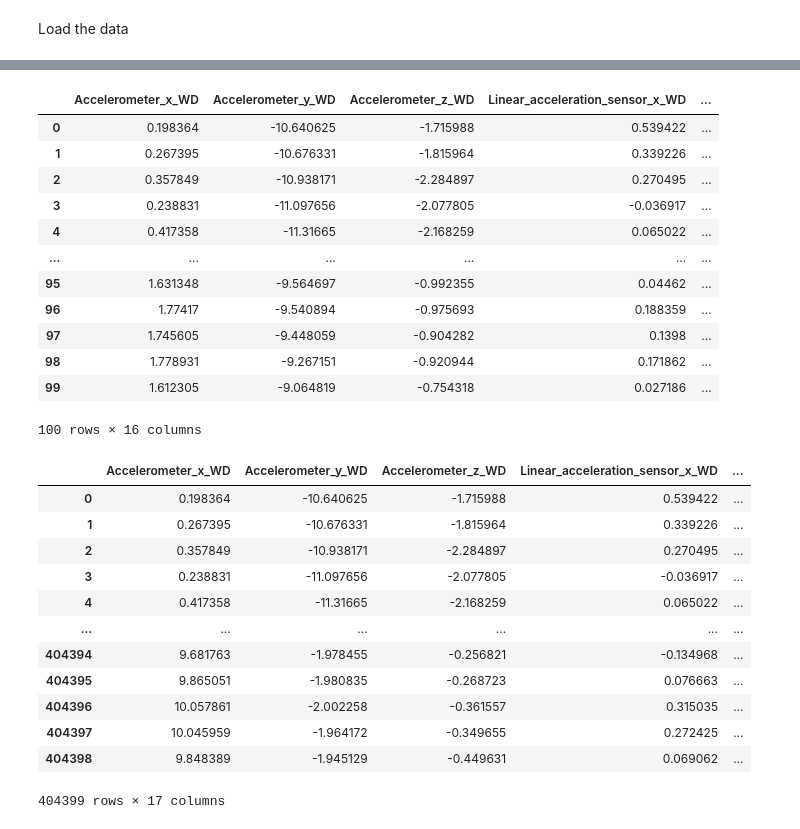
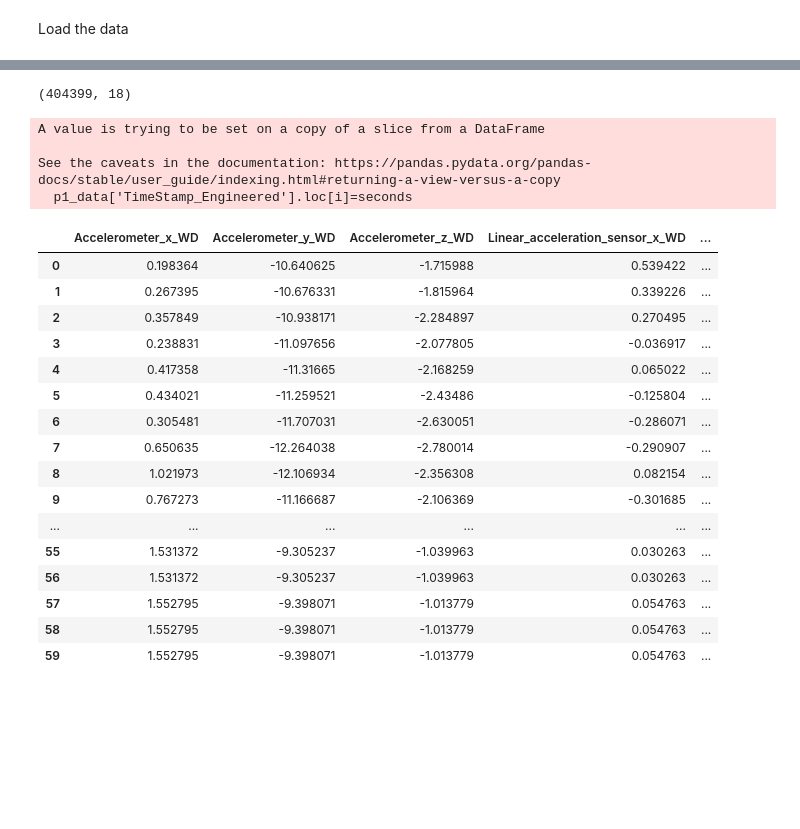
Before and after one commit to Dekkerz/mocap, a Jupyter notebook: notebooks/01_Dekkerz_UT_Smoking_Data_Load.ipynb, the cells around one changed output, grey strips where cells are left out. Saved outputs shown, nothing was run; the diff lists cells and outputs as text; code cells hidden in the pictures; blank space fills up the shorter version.

Commit message:
updated pre-processing scaler, engineered timestamp

```diff
--- a/notebooks/01_Dekkerz_UT_Smoking_Data_Load.ipynb
+++ b/notebooks/01_Dekkerz_UT_Smoking_Data_Load.ipynb
@@ -91,5 +138,5 @@ total 104456
 Load the data
 # %%
 %%time
-p1_data=data.load_pickles(path=None, startswith=None)
+p10_data=data.load_pickles(path=None, startswith='Participant10_Data.pkl')
 # %% [output]
@@ -98,16 +149,4 @@ Wall time: 208 ms
 # %%
-p1_data.head(100)
+p1_data.shape
 # %% [output]
-|  | Accelerometer_x_WD | Accelerometer_y_WD | Accelerometer_z_WD | Linear_acceleration_sensor_x_WD | ... |
-| 0 | 0.198364 | -10.640625 | -1.715988 | 0.539422 | ... |
-| 1 | 0.267395 | -10.676331 | -1.815964 | 0.339226 | ... |
-| 2 | 0.357849 | -10.938171 | -2.284897 | 0.270495 | ... |
-| 3 | 0.238831 | -11.097656 | -2.077805 | -0.036917 | ... |
-| 4 | 0.417358 | -11.31665 | -2.168259 | 0.065022 | ... |
-| ... | ... | ... | ... | ... | ... |
-| 95 | 1.631348 | -9.564697 | -0.992355 | 0.04462 | ... |
-| 96 | 1.77417 | -9.540894 | -0.975693 | 0.188359 | ... |
-| 97 | 1.745605 | -9.448059 | -0.904282 | 0.1398 | ... |
-| 98 | 1.778931 | -9.267151 | -0.920944 | 0.171862 | ... |
-| 99 | 1.612305 | -9.064819 | -0.754318 | 0.027186 | ... |
-100 rows × 16 columns
+(404399, 18)
@@ -125,16 +153,38 @@ p1_data['xx']=p1_data['Class_Encoded'].map(CLASS_ENCODING)
-# %%
-p1_data
-# %% [output]
-|  | Accelerometer_x_WD | Accelerometer_y_WD | Accelerometer_z_WD | Linear_acceleration_sensor_x_WD | ... |
-| 0 | 0.198364 | -10.640625 | -1.715988 | 0.539422 | ... |
-| 1 | 0.267395 | -10.676331 | -1.815964 | 0.339226 | ... |
-| 2 | 0.357849 | -10.938171 | -2.284897 | 0.270495 | ... |
-| 3 | 0.238831 | -11.097656 | -2.077805 | -0.036917 | ... |
-| 4 | 0.417358 | -11.31665 | -2.168259 | 0.065022 | ... |
-| ... | ... | ... | ... | ... | ... |
-| 404394 | 9.681763 | -1.978455 | -0.256821 | -0.134968 | ... |
-| 404395 | 9.865051 | -1.980835 | -0.268723 | 0.076663 | ... |
-| 404396 | 10.057861 | -2.002258 | -0.361557 | 0.315035 | ... |
-| 404397 | 10.045959 | -1.964172 | -0.349655 | 0.272425 | ... |
-| 404398 | 9.848389 | -1.945129 | -0.449631 | 0.069062 | ... |
-404399 rows × 17 columns
+# %%
+seconds=1
+count=1
+
+p1_data['TimeStamp_Engineered']=0
+
+for i in range(0,len(p1_data),1):
+
+    if count==50:
+        count=1
+        seconds+=1
+
+    p1_data['TimeStamp_Engineered'].loc[i]=seconds
+# %% [output]
+A value is trying to be set on a copy of a slice from a DataFrame
+
+See the caveats in the documentation: https://pandas.pydata.org/pandas-docs/stable/user_guide/indexing.html#returning-a-view-versus-a-copy
+  p1_data['TimeStamp_Engineered'].loc[i]=seconds
+# %%
+p1_data.head(60)
+# %% [output]
+|  | Accelerometer_x_WD | Accelerometer_y_WD | Accelerometer_z_WD | Linear_acceleration_sensor_x_WD | ... |
+| 0 | 0.198364 | -10.640625 | -1.715988 | 0.539422 | ... |
+| 1 | 0.267395 | -10.676331 | -1.815964 | 0.339226 | ... |
+| 2 | 0.357849 | -10.938171 | -2.284897 | 0.270495 | ... |
+| 3 | 0.238831 | -11.097656 | -2.077805 | -0.036917 | ... |
+| 4 | 0.417358 | -11.31665 | -2.168259 | 0.065022 | ... |
+| 5 | 0.434021 | -11.259521 | -2.43486 | -0.125804 | ... |
+| 6 | 0.305481 | -11.707031 | -2.630051 | -0.286071 | ... |
+| 7 | 0.650635 | -12.264038 | -2.780014 | -0.290907 | ... |
+| 8 | 1.021973 | -12.106934 | -2.356308 | 0.082154 | ... |
+| 9 | 0.767273 | -11.166687 | -2.106369 | -0.301685 | ... |
+| ... | ... | ... | ... | ... | ... |
+| 55 | 1.531372 | -9.305237 | -1.039963 | 0.030263 | ... |
+| 56 | 1.531372 | -9.305237 | -1.039963 | 0.030263 | ... |
+| 57 | 1.552795 | -9.398071 | -1.013779 | 0.054763 | ... |
+| 58 | 1.552795 | -9.398071 | -1.013779 | 0.054763 | ... |
+| 59 | 1.552795 | -9.398071 | -1.013779 | 0.054763 | ... |
```
Also changed, not shown: parts of 14 cells of this notebook, 3 other files.
